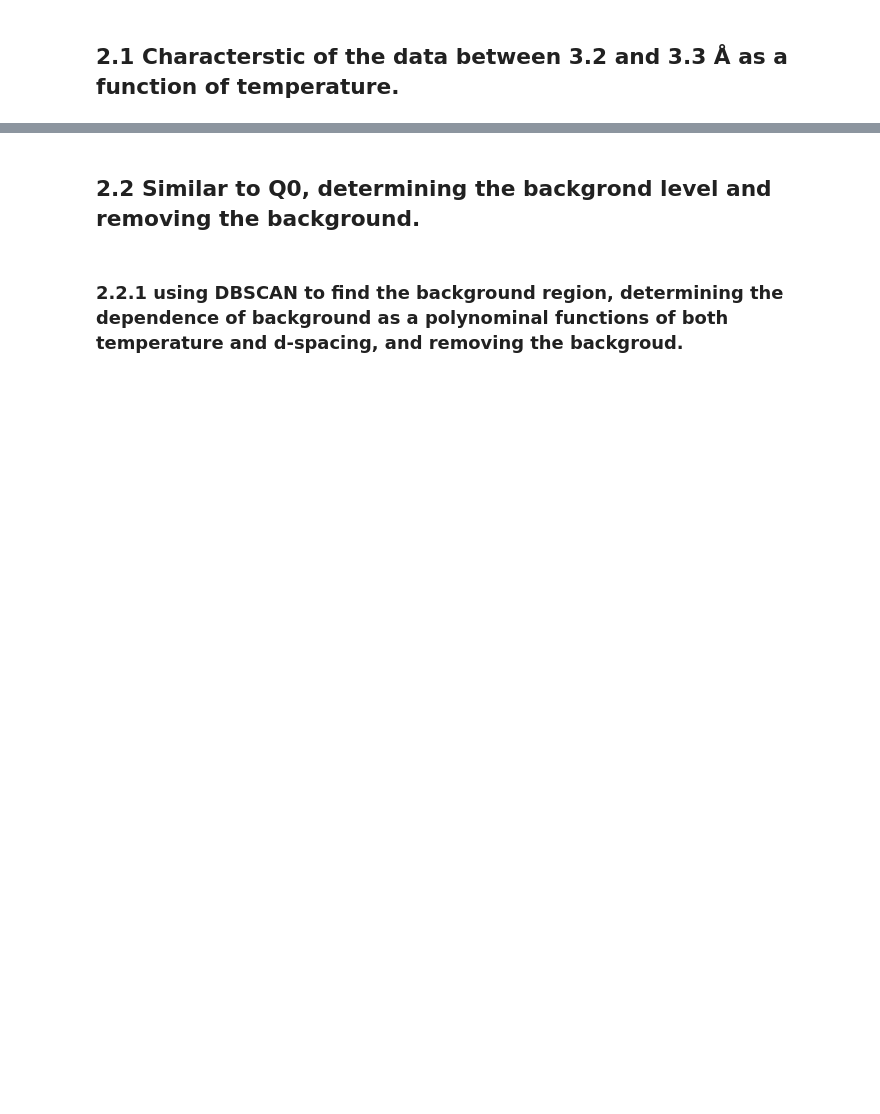
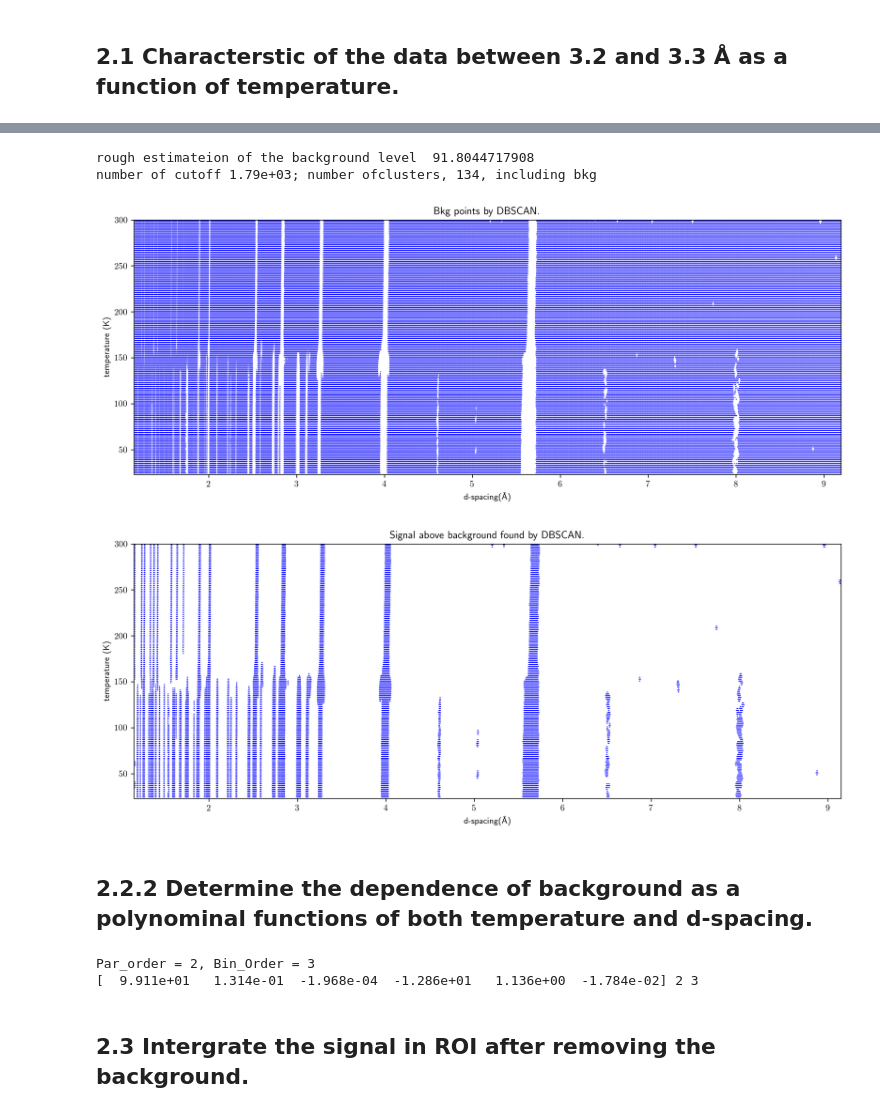
Before and after one commit to yaohualiu/NPD, a Jupyter notebook: NPD_Q2.ipynb, the cells around one changed output, grey strips where cells are left out. Cells and saved outputs as stored; diff of their text form; code cells hidden in the pictures; blank space fills up the shorter version.

```diff
--- a/NPD_Q2.ipynb
+++ b/NPD_Q2.ipynb
@@ -144,2 +317,44 @@ plot_mlines(_intsy, _temps, temprange, _dds, drange,
+# %%
+from sklearn.cluster import DBSCAN
+
+s = 0.33
+binindex = np.arange(len(dd_cs)) * s
+tempindex = np.arange(len(temps))
+xx, yy = np.meshgrid(binindex, tempindex)
+
+pnt_loc = np.vstack((xx.flatten(), yy.flatten())).T
+pnt_weight = intsy.flatten()
+bkg_val = np.percentile(pnt_weight, 50)
+print('rough estimateion of the background level ', bkg_val)
+bkg = pnt_weight[pnt_weight < bkg_val]
+
+'''
+using s=0.33, eps = 1.02 to including 7 neighbors at same temperature
+and 6 at adjacent temperature.
+'''
+n_cutoff = np.round(13 * bkg_val  * 1.5)
+db = DBSCAN(eps=1.06, min_samples=n_cutoff, n_jobs=-1).fit(pnt_loc, sample_weight = pnt_weight)
+print("number of cutoff %5.2e; number ofclusters, %d, including bkg" %(n_cutoff, len(set(db.labels_))))
+
+figsize(12, 4.8)
+Plot_Clustering(db, -1, dd_cs, temps, savefilename="Q2/Figs/BKG_pnts_DBSCAN.png")
+Plot_Clustering(db, 0, dd_cs, temps, savefilename="Q2/Figs/Signal_pnts_DBSCAN.png")
+# %% [output]
+rough estimateion of the background level  91.8044717908
+number of cutoff 1.79e+03; number ofclusters, 134, including bkg
+[figure, added]
+[figure, added]
+# %% [markdown]
+## 2.2.2 Determine the dependence of background as a polynominal functions of both temperature and d-spacing.
+# %%
+_xx, _yy = pnt_loc[db.labels_ == -1].T
+_xx = dd_cs[(_xx/s).astype(int)]
+_yy = temps[(_yy).astype(int)]
+_bkg = pnt_weight[db.labels_ == -1]
+Bkg_Coef, _Pars_order, _Bins_order = Opt_Globkg_order(_bkg, _yy, _xx, tol=1e-3, Par_maxOrder=5, Bin_maxOrder=5)
+print(Bkg_Coef, _Pars_order, _Bins_order)
+# %% [output]
+Par_order = 2, Bin_Order = 3
+[  9.911e+01   1.314e-01  -1.968e-04  -1.286e+01   1.136e+00  -1.784e-02] 2 3
 # %% [markdown]
-## 2.2 Similar to Q0, determining the backgrond level and removing the background.
+## 2.3  Intergrate the signal in ROI after removing the background.
@@ -359,2 +360,0 @@ def _fit_Global_Bkg(Coef, Intsy, pars, bin_cs, Par_Order=1, Bin_Order =1):
-# %% [markdown]
-### 2.2.1 using DBSCAN to find the background region, determining the dependence of background as a polynominal functions of both temperature and d-spacing, and removing the backgroud.
```
Also changed, not shown: parts of 17 cells of this notebook.
